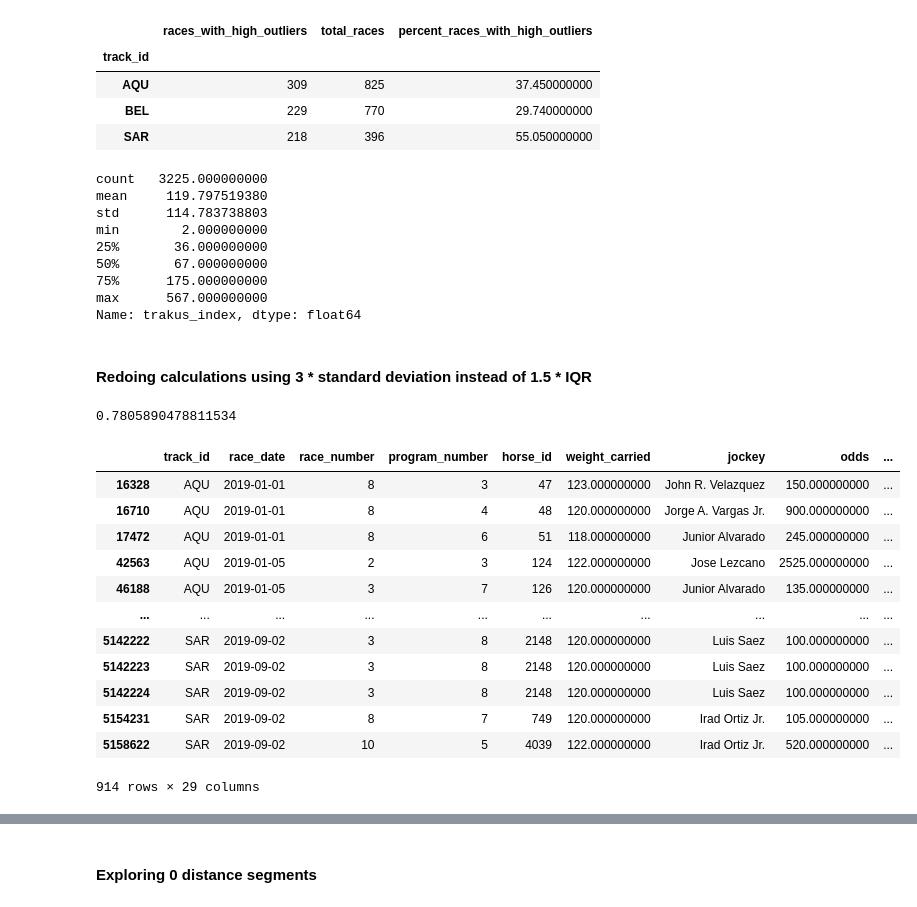
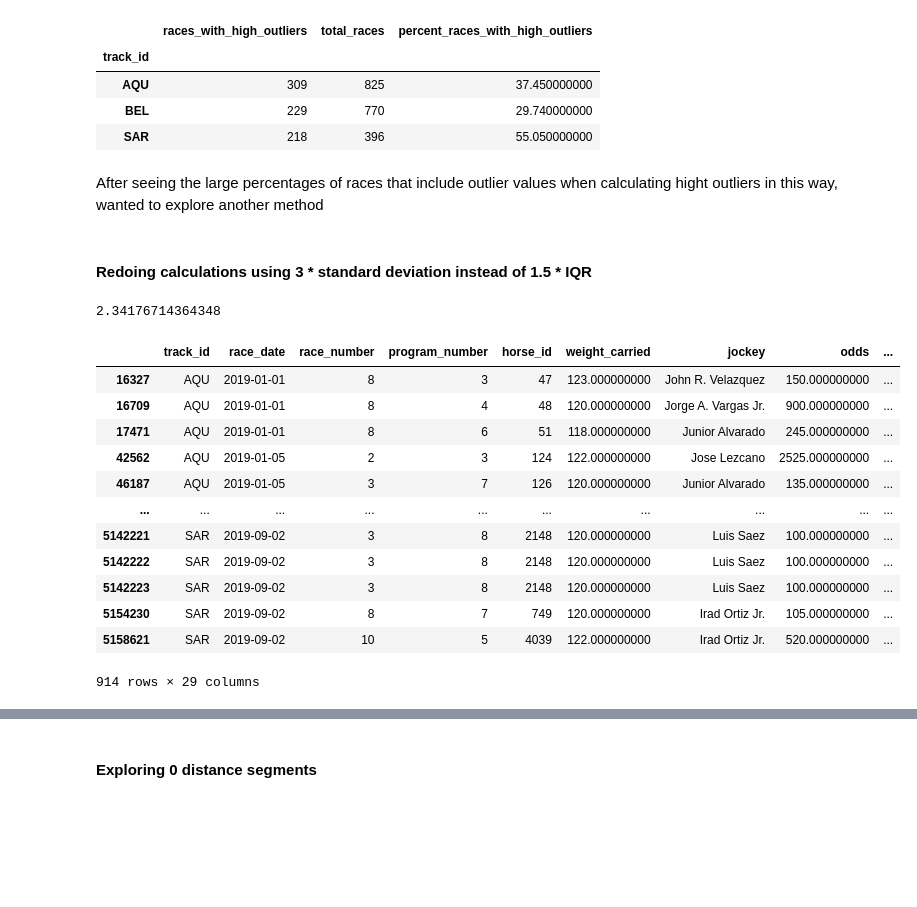
Before and after one commit to jrioross/hhg-big-data-derby-2022, a Jupyter notebook: notebooks/mews_derby_outlier_eda.ipynb, the cells around one changed output, grey strips where cells are left out. Cells and saved outputs as stored; diff of their text form; code cells hidden in the pictures; blank space fills up the shorter version.

```diff
--- a/notebooks/mews_derby_outlier_eda.ipynb
+++ b/notebooks/mews_derby_outlier_eda.ipynb
@@ -37,6 +40,6 @@ pd.set_option('display.float_format', lambda x: '%.9f' % x)
 # %%
-stats = full[['seg_dist_yd', 'seg_speed_yd/s', 'seg_mph', 'cum_dist_yd', 'avg_speed_yd/s', 'avg_mph',
-       'seg_accel_yd/s2']].describe()
+stats = full[['seg_dist_ft', 'seg_speed_ft/s', 'seg_mph', 'cum_dist_ft', 'avg_speed_ft/s', 'avg_mph',
+       'seg_accel_ft/s2']].describe()
 # %%
 stats
 # %% [output]
@@ -141,40 +231,30 @@ high_outlier_overall
 | AQU | 309 | 825 | 37.450000000 |
 | BEL | 229 | 770 | 29.740000000 |
 | SAR | 218 | 396 | 55.050000000 |
-# %%
-high_outliers['trakus_index'].describe()
-# %% [output]
-count   3225.000000000
-mean     119.797519380
-std      114.783738803
-min        2.000000000
-25%       36.000000000
-50%       67.000000000
-75%      175.000000000
-max      567.000000000
-Name: trakus_index, dtype: float64
+# %% [markdown]
+After seeing the large percentages of races that include outlier values when calculating hight outliers in this way, wanted to explore another method
 # %% [markdown]
 #### Redoing calculations using 3 * standard deviation instead of 1.5 * IQR
 # %%
-std = stats['seg_dist_yd'][2]
+std = stats['seg_dist_ft'][2]
 std
 # %% [output]
-0.7805890478811534
+2.34176714364348
 # %%
-z_high_outliers = full.loc[(full['seg_dist_yd'] > (stats['seg_dist_yd'][1] + 3*std))]
+z_high_outliers = full.loc[(full['seg_dist_ft'] > (stats['seg_dist_ft'][1] + 3*std))]
 z_high_outliers
 # %% [output]
 |  | track_id | race_date | race_number | program_number | horse_id | weight_carried | jockey | odds | ... |
-| 16328 | AQU | 2019-01-01 | 8 | 3 | 47 | 123.000000000 | John R. Velazquez | 150.000000000 | ... |
-| 16710 | AQU | 2019-01-01 | 8 | 4 | 48 | 120.000000000 | Jorge A. Vargas Jr. | 900.000000000 | ... |
-| 17472 | AQU | 2019-01-01 | 8 | 6 | 51 | 118.000000000 | Junior Alvarado | 245.000000000 | ... |
-| 42563 | AQU | 2019-01-05 | 2 | 3 | 124 | 122.000000000 | Jose Lezcano | 2525.000000000 | ... |
-| 46188 | AQU | 2019-01-05 | 3 | 7 | 126 | 120.000000000 | Junior Alvarado | 135.000000000 | ... |
+| 16327 | AQU | 2019-01-01 | 8 | 3 | 47 | 123.000000000 | John R. Velazquez | 150.000000000 | ... |
+| 16709 | AQU | 2019-01-01 | 8 | 4 | 48 | 120.000000000 | Jorge A. Vargas Jr. | 900.000000000 | ... |
+| 17471 | AQU | 2019-01-01 | 8 | 6 | 51 | 118.000000000 | Junior Alvarado | 245.000000000 | ... |
+| 42562 | AQU | 2019-01-05 | 2 | 3 | 124 | 122.000000000 | Jose Lezcano | 2525.000000000 | ... |
+| 46187 | AQU | 2019-01-05 | 3 | 7 | 126 | 120.000000000 | Junior Alvarado | 135.000000000 | ... |
 | ... | ... | ... | ... | ... | ... | ... | ... | ... | ... |
+| 5142221 | SAR | 2019-09-02 | 3 | 8 | 2148 | 120.000000000 | Luis Saez | 100.000000000 | ... |
 | 5142222 | SAR | 2019-09-02 | 3 | 8 | 2148 | 120.000000000 | Luis Saez | 100.000000000 | ... |
 | 5142223 | SAR | 2019-09-02 | 3 | 8 | 2148 | 120.000000000 | Luis Saez | 100.000000000 | ... |
-| 5142224 | SAR | 2019-09-02 | 3 | 8 | 2148 | 120.000000000 | Luis Saez | 100.000000000 | ... |
-| 5154231 | SAR | 2019-09-02 | 8 | 7 | 749 | 120.000000000 | Irad Ortiz Jr. | 105.000000000 | ... |
-| 5158622 | SAR | 2019-09-02 | 10 | 5 | 4039 | 122.000000000 | Irad Ortiz Jr. | 520.000000000 | ... |
+| 5154230 | SAR | 2019-09-02 | 8 | 7 | 749 | 120.000000000 | Irad Ortiz Jr. | 105.000000000 | ... |
+| 5158621 | SAR | 2019-09-02 | 10 | 5 | 4039 | 122.000000000 | Irad Ortiz Jr. | 520.000000000 | ... |
 914 rows × 29 columns
 # %%
```
Also changed, not shown: parts of 55 cells of this notebook, 3 other files.
